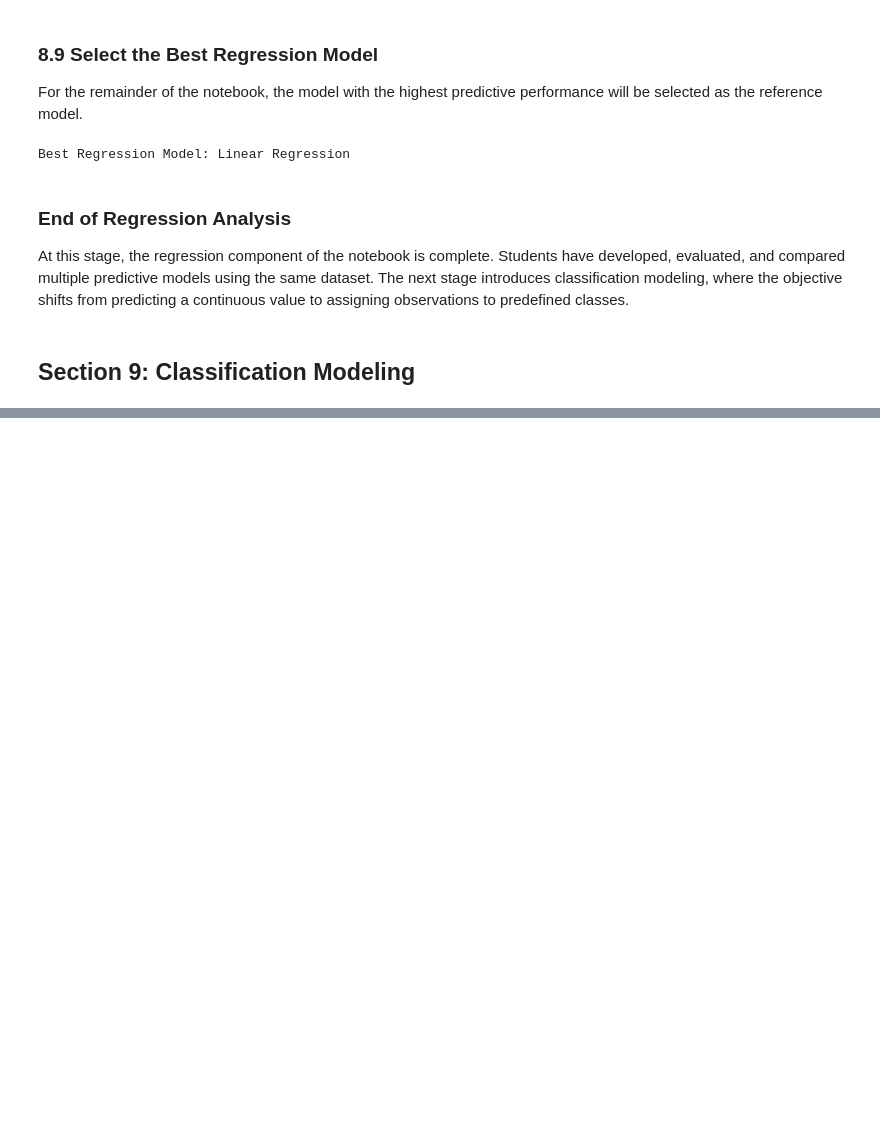
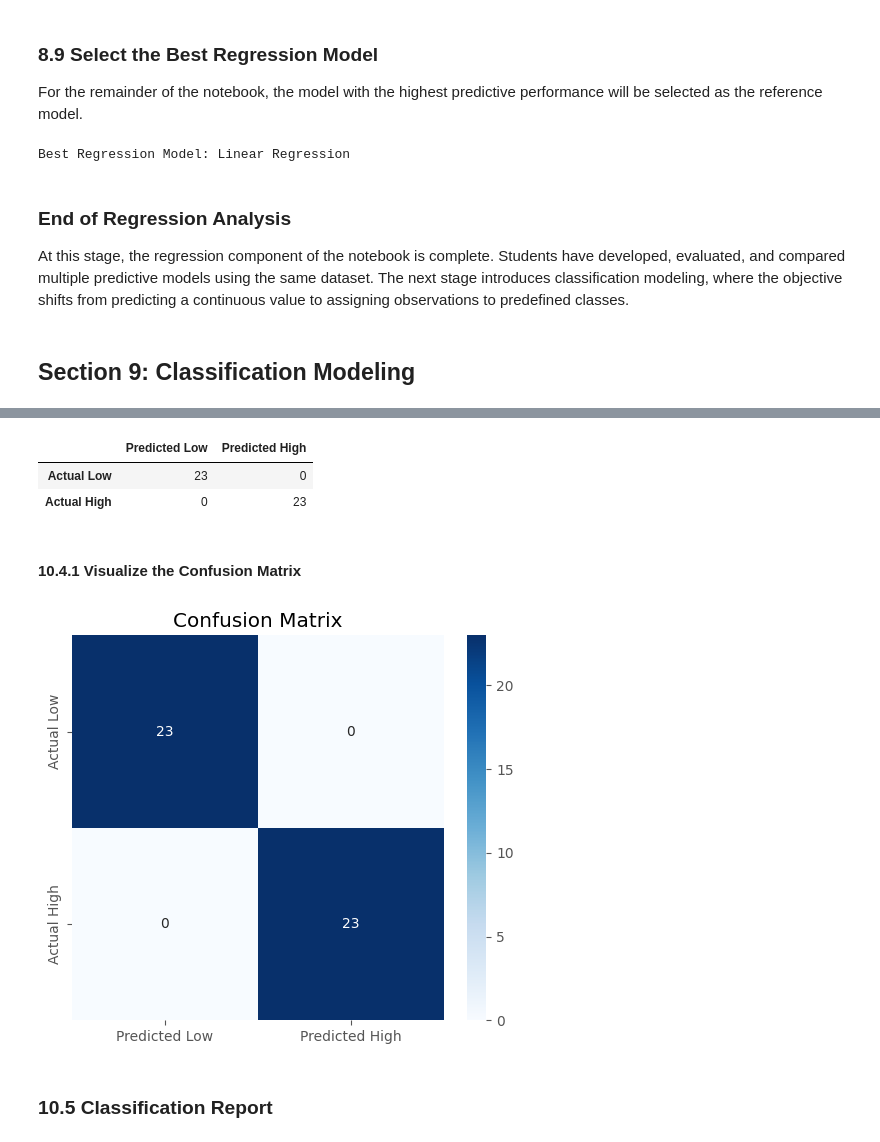
Before and after one commit to ejazurrehman/Islamic_Fintech_Working_Notebooks, a Jupyter notebook: Machine_Learning_and_Predictive_Analytics_for_Islamic_Banking.ipynb, the cells around one changed output, grey strips where cells are left out. Saved outputs shown, nothing was run; the diff lists cells and outputs as text; code cells hidden in the pictures; blank space fills up the shorter version.

```diff
--- a/Machine_Learning_and_Predictive_Analytics_for_Islamic_Banking.ipynb
+++ b/Machine_Learning_and_Predictive_Analytics_for_Islamic_Banking.ipynb
@@ -1420,0 +1527,15 @@ At this stage, the regression component of the notebook is complete. Students ha
+# %%
+# ============================================================
+# Decision Tree Classifier
+# ============================================================
+
+dt_classifier = DecisionTreeClassifier(
+    random_state=42,
+    max_depth=10
+)
+
+dt_classifier.fit(X_train, y_train)
+
+y_pred_dt = dt_classifier.predict(X_test)
+
+print("Decision Tree Classifier trained successfully.")
@@ -1420,0 +1710,40 @@ At this stage, the regression component of the notebook is complete. Students ha
+# %%
+# ============================================================
+# Confusion Matrix
+# ============================================================
+
+cm = confusion_matrix(
+    y_test,
+    y_pred_rf
+)
+
+cm_df = pd.DataFrame(
+    cm,
+    index=["Actual Low","Actual High"],
+    columns=["Predicted Low","Predicted High"]
+)
+
+cm_df
+# %% [output]
+|  | Predicted Low | Predicted High |
+| Actual Low | 23 | 0 |
+| Actual High | 0 | 23 |
+# %% [markdown]
+#### 10.4.1 Visualize the Confusion Matrix
+# %%
+plt.figure(figsize=(6,5))
+
+sns.heatmap(
+    cm_df,
+    annot=True,
+    fmt="d",
+    cmap="Blues"
+)
+
+plt.title("Confusion Matrix")
+
+plt.show()
+# %% [output]
+[figure, added]
+# %% [markdown]
+### 10.5 Classification Report
```
Also changed, not shown: parts of 68 cells of this notebook.
